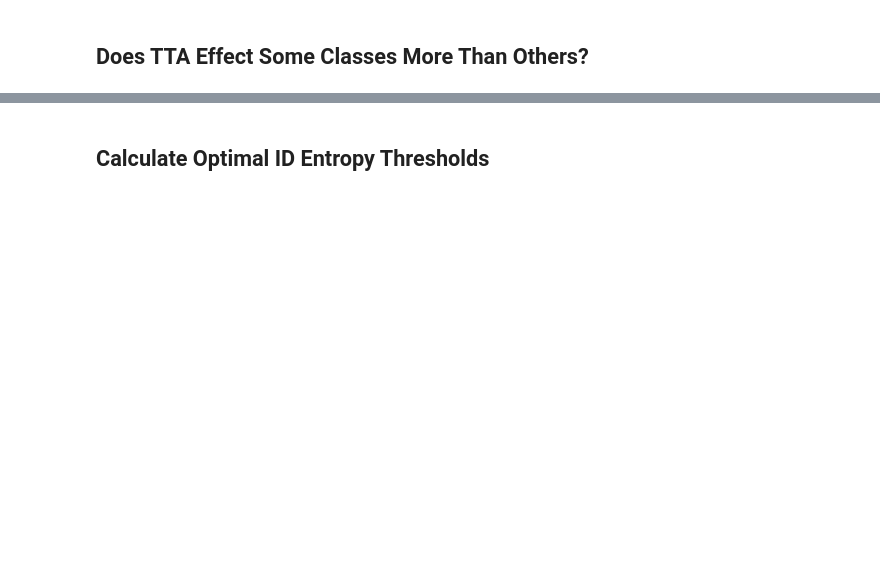
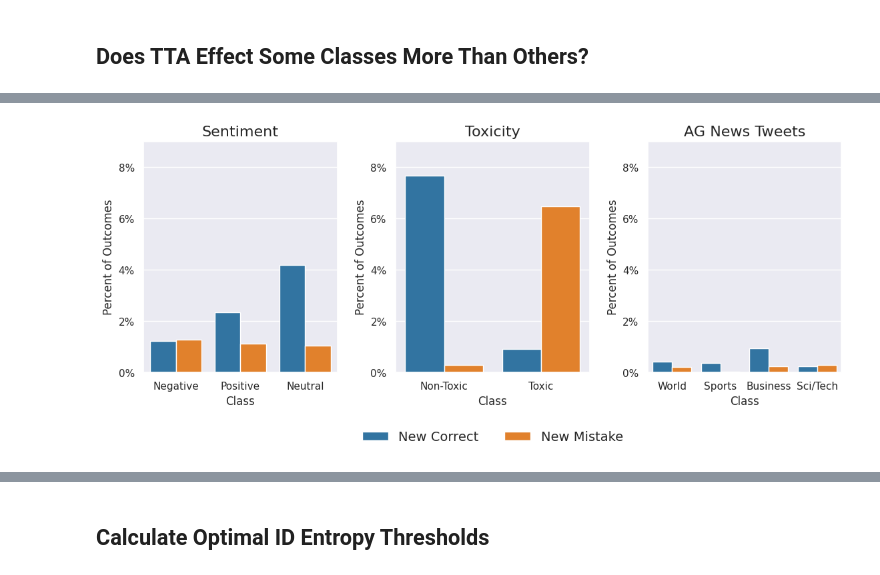
Before and after one commit to Kyle1668/LLM-TTA, a Jupyter notebook: notebooks/method_analysis_paper.ipynb, the cells around one changed output, grey strips where cells are left out. Drawn from its saved outputs; the diff is of its cells as text; code cells hidden in the pictures; blank space fills up the shorter version.

```diff
--- a/notebooks/method_analysis_paper.ipynb
+++ b/notebooks/method_analysis_paper.ipynb
@@ -521,0 +385,15 @@ Dataset({
+# %%
+sentiment_icr_outcome_percents = ood_sentiment_icr_data[["outcome", "label"]].sort_values("outcome").value_counts(["outcome", "label"], normalize=True).sort_index()
+sentiment_icr_outcome_percents = sentiment_icr_outcome_percents[sentiment_icr_outcome_percents.index.get_level_values("outcome").str.contains("New")]
+print("Sentiment ICR")
+display(sentiment_icr_outcome_percents)
+
+toxicity_icr_outcome_percents = ood_toxicity_icr_data[["outcome", "label"]].sort_values("outcome").value_counts(["outcome", "label"], normalize=True).sort_index()
+toxicity_icr_outcome_percents = toxicity_icr_outcome_percents[toxicity_icr_outcome_percents.index.get_level_values("outcome").str.contains("New")]
+print("Toxicity ICR")
+display(toxicity_icr_outcome_percents)
+
+tweets_icr_outcome_percents = ood_tweets_icr_data[["outcome", "label"]].sort_values("outcome").value_counts(["outcome", "label"], normalize=True).sort_index()
+tweets_icr_outcome_percents = tweets_icr_outcome_percents[tweets_icr_outcome_percents.index.get_level_values("outcome").str.contains("New")]
+print("Tweets ICR")
+display(tweets_icr_outcome_percents)
@@ -521,0 +428,72 @@ Dataset({
+# %%
+plt.clf()
+fig, axes = plt.subplots(1, 3, figsize=(3 * FIG_SIZE, FIG_SIZE))
+
+sentiment_labels = {
+    0: "Negative",
+    1: "Positive",
+    2: "Neutral",
+}
+sns.barplot(ax=axes[0],
+            x=sentiment_icr_outcome_percents.index.get_level_values("label").map(sentiment_labels),
+            y=sentiment_icr_outcome_percents.values,
+            hue=sentiment_icr_outcome_percents.index.get_level_values("outcome"),
+)
+
+toxicity_labels = {
+    0: "Non-Toxic",
+    1: "Toxic",
+}
+sns.barplot(ax=axes[1],
+            x=toxicity_icr_outcome_percents.index.get_level_values("label").map(toxicity_labels),
+            y=toxicity_icr_outcome_percents.values,
+            hue=toxicity_icr_outcome_percents.index.get_level_values("outcome"),
+)
+
+agt_labels = {
+    0: "World",
+    1: "Sports",
+    2: "Business",
+    3: "Sci/Tech",
+}
+sns.barplot(ax=axes[2],
+            x=tweets_icr_outcome_percents.index.get_level_values("label").map(agt_labels),
+            y=tweets_icr_outcome_percents.values,
+            hue=tweets_icr_outcome_percents.index.get_level_values("outcome"),
+)
+
+for i in range(3):
+    # make y axis percents
+    axes[i].yaxis.set_major_formatter(lambda x, pos: f"{x:.0%}")
+
+    # standardize between 0 and 0.1
+    axes[i].set_ylim(0, 0.09)
+
+    # set y label to percent of overall outcomes
+    axes[i].set_ylabel("Percent of Outcomes")
+
+    # set x label to Class
+    axes[i].set_xlabel("Class")
+
+    # have fewer ticks on the y axis
+    axes[i].locator_params(axis="y", nbins=5)
+
+    # set titles
+    title_text = {
+        0: "Sentiment",
+        1: "Toxicity",
+        2: "AG News Tweets",
+    }
+    axes[i].set_title(title_text[i], fontsize=TITLE_FONT_SIZE)
+
+    # have a single legend which is centered below the plot
+    if i == 1:
+        axes[i].legend(loc="upper center", bbox_to_anchor=(0.5, -0.20), ncol=3, frameon=False, fontsize=14)
+    else:
+        axes[i].get_legend().remove()
+
+# add more horizental spacing for y labels
+fig.subplots_adjust(wspace=WSPACE)
+fig.savefig("figures/method_analysis_class_analysis.png", bbox_inches="tight")
+fig.show()
+# %% [output]
@@ -521,0 +501 @@ Dataset({
+[figure, added]
```
Also changed, not shown: parts of 28 cells of this notebook, 9 other files.
